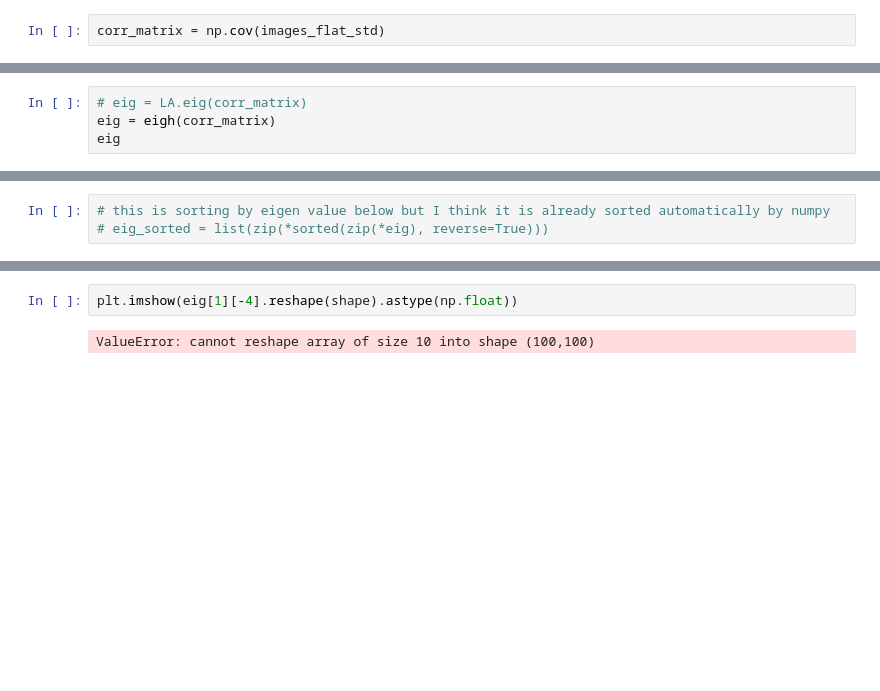
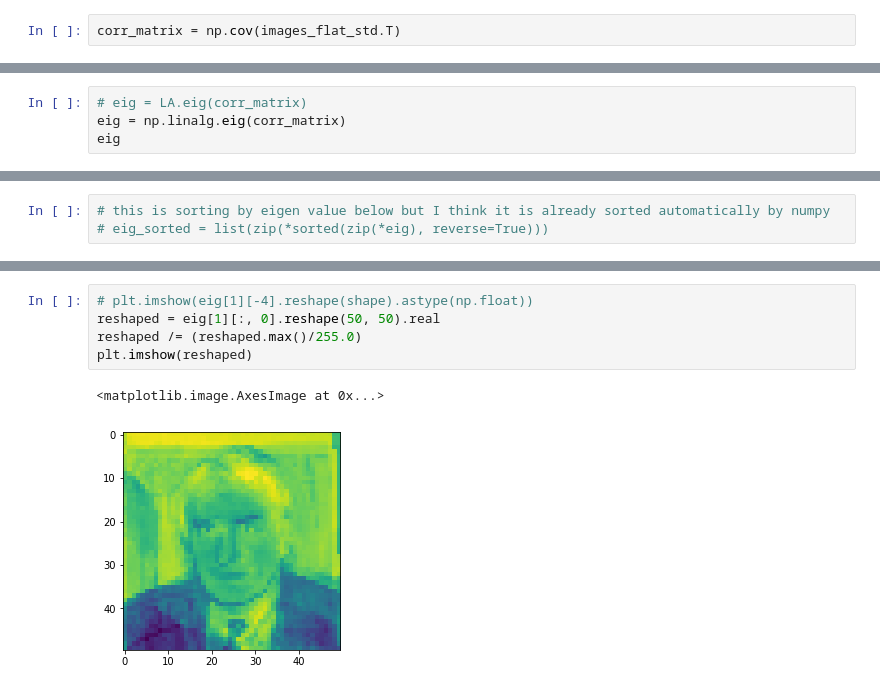
Before and after one commit to asterdrak/signal_processing, a Jupyter notebook: pca image.ipynb, the cells around one changed output, grey strips where cells are left out. Cells and saved outputs as stored; diff of their text form; blank space fills up the shorter version.

```diff
--- a/pca image.ipynb
+++ b/pca image.ipynb
@@ -55,5 +58,5 @@ array([[-21.8, -11.6, -11.6, ...,  99.5,  91.1,  40. ],
 # %%
-corr_matrix = np.cov(images_flat_std)
+corr_matrix = np.cov(images_flat_std.T)
 # %%
 corr_matrix
 # %% [output]
@@ -89,5 +88,5 @@ ax.plot(images_flat_std[0])
 # %%
 # eig = LA.eig(corr_matrix)
-eig = eigh(corr_matrix)
+eig = np.linalg.eig(corr_matrix)
 eig
 # %% [output]
@@ -130,7 +129,11 @@ array([-0.37550448, -0.12110877,  0.44724931, -0.0895864 ,  0.12444903,
 # %%
-plt.imshow(eig[1][-4].reshape(shape).astype(np.float))
+# plt.imshow(eig[1][-4].reshape(shape).astype(np.float))
+reshaped = eig[1][:, 0].reshape(50, 50).real
+reshaped /= (reshaped.max()/255.0)
+plt.imshow(reshaped)
 # %% [output]
-ValueError: cannot reshape array of size 10 into shape (100,100)
+<matplotlib.image.AxesImage at 0x...>
+[figure, added]
 # %%
 # sum(images_flat).reshape(shape)
 # (eig[1].dot(images_flat_std[0]))
```
Also changed, not shown: parts of 12 cells of this notebook.
